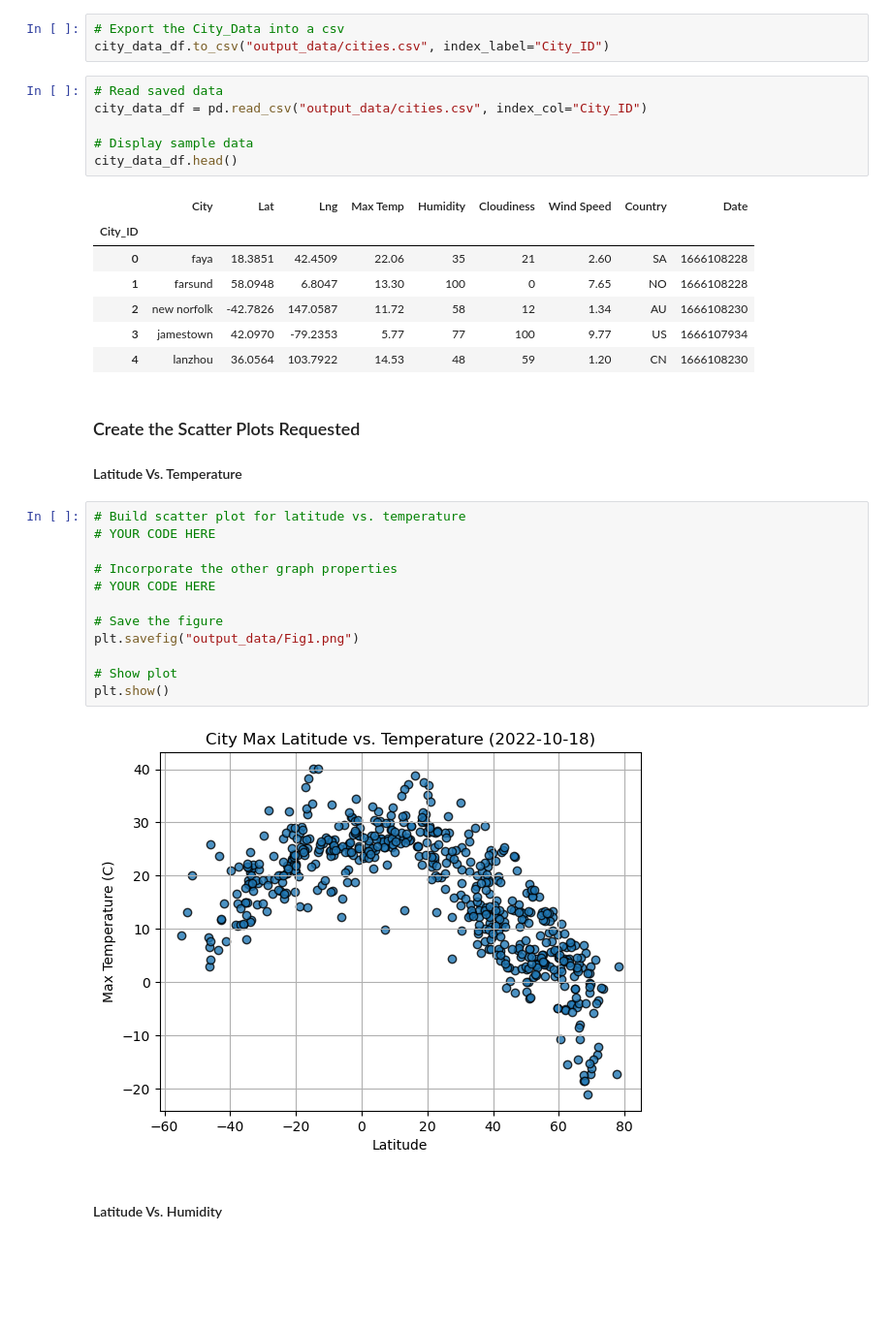
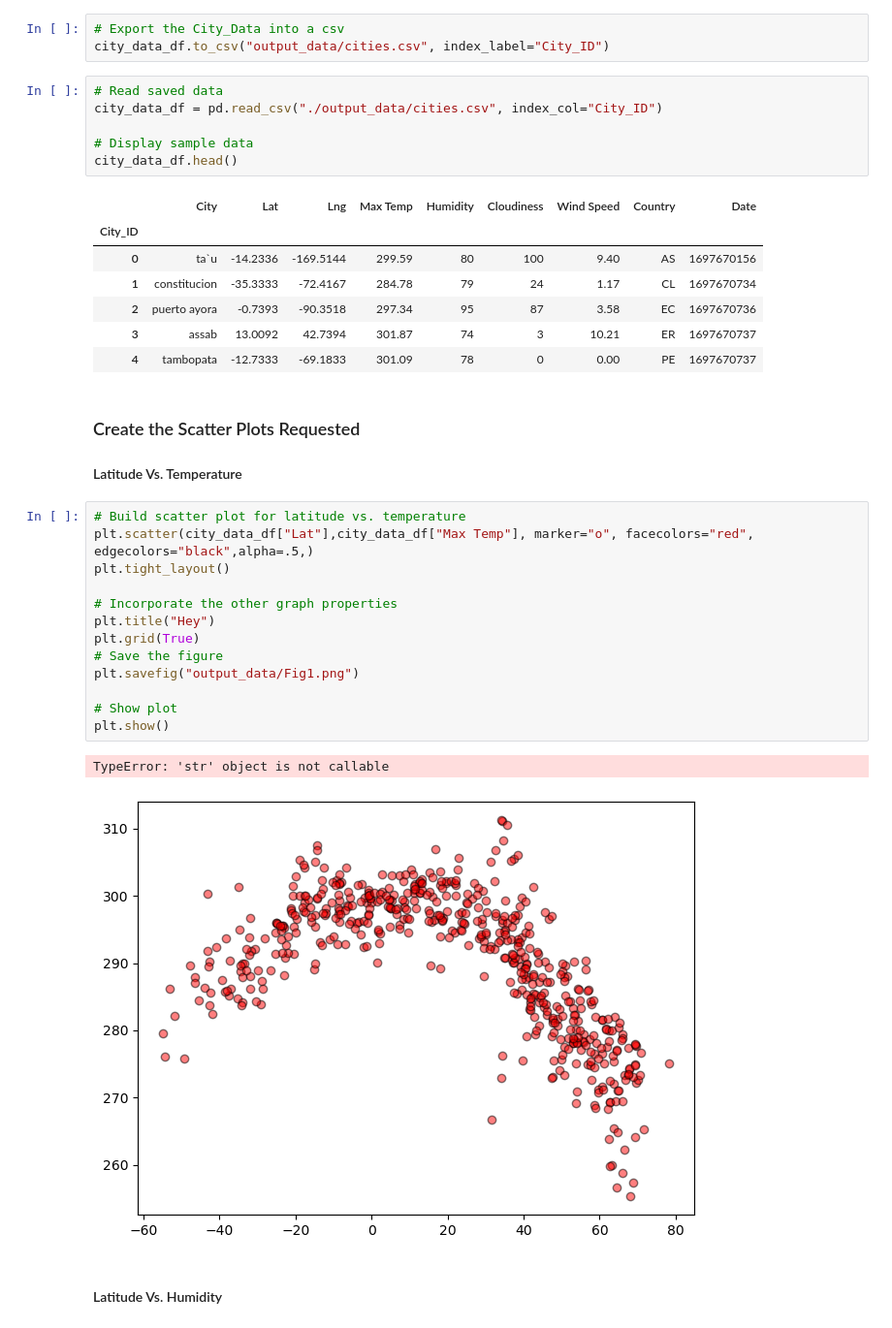
Before and after one commit to sethgard/python-api-challenge, a Jupyter notebook: WeatherPy/WeatherPy.ipynb, the cells around one changed output. Shown: that part at 97% size. Saved outputs shown, nothing was run; the diff lists cells and outputs as text; blank space fills up the shorter version.

```diff
--- a/WeatherPy/WeatherPy.ipynb
+++ b/WeatherPy/WeatherPy.ipynb
@@ -171,36 +168,38 @@ city_data_df.head()
 city_data_df.to_csv("output_data/cities.csv", index_label="City_ID")
 # %%
 # Read saved data
-city_data_df = pd.read_csv("output_data/cities.csv", index_col="City_ID")
+city_data_df = pd.read_csv("./output_data/cities.csv", index_col="City_ID")
 
 # Display sample data
 city_data_df.head()
 # %% [output]
 |  | City | Lat | Lng | Max Temp | Humidity | Cloudiness | Wind Speed | Country | Date |
 | City_ID |  |  |  |  |  |  |  |  |  |
-| 0 | faya | 18.3851 | 42.4509 | 22.06 | 35 | 21 | 2.60 | SA | 1666108228 |
-| 1 | farsund | 58.0948 | 6.8047 | 13.30 | 100 | 0 | 7.65 | NO | 1666108228 |
-| 2 | new norfolk | -42.7826 | 147.0587 | 11.72 | 58 | 12 | 1.34 | AU | 1666108230 |
-| 3 | jamestown | 42.0970 | -79.2353 | 5.77 | 77 | 100 | 9.77 | US | 1666107934 |
-| 4 | lanzhou | 36.0564 | 103.7922 | 14.53 | 48 | 59 | 1.20 | CN | 1666108230 |
+| 0 | ta`u | -14.2336 | -169.5144 | 299.59 | 80 | 100 | 9.40 | AS | 1697670156 |
+| 1 | constitucion | -35.3333 | -72.4167 | 284.78 | 79 | 24 | 1.17 | CL | 1697670734 |
+| 2 | puerto ayora | -0.7393 | -90.3518 | 297.34 | 95 | 87 | 3.58 | EC | 1697670736 |
+| 3 | assab | 13.0092 | 42.7394 | 301.87 | 74 | 3 | 10.21 | ER | 1697670737 |
+| 4 | tambopata | -12.7333 | -69.1833 | 301.09 | 78 | 0 | 0.00 | PE | 1697670737 |
 # %% [markdown]
 ### Create the Scatter Plots Requested
 
 #### Latitude Vs. Temperature
 # %%
 # Build scatter plot for latitude vs. temperature
-# YOUR CODE HERE
+plt.scatter(city_data_df["Lat"],city_data_df["Max Temp"], marker="o", facecolors="red", edgecolors="black",alpha=.5,)
+plt.tight_layout()
 
 # Incorporate the other graph properties
-# YOUR CODE HERE
-
+plt.title("Hey")
+plt.grid(True)
 # Save the figure
 plt.savefig("output_data/Fig1.png")
 
 # Show plot
 plt.show()
 # %% [output]
+TypeError: 'str' object is not callable
-[figure, old version]
+[figure, new version]
 # %% [markdown]
 #### Latitude Vs. Humidity
 # %%
```
Also changed, not shown: parts of 27 cells of this notebook, 6 other files.
